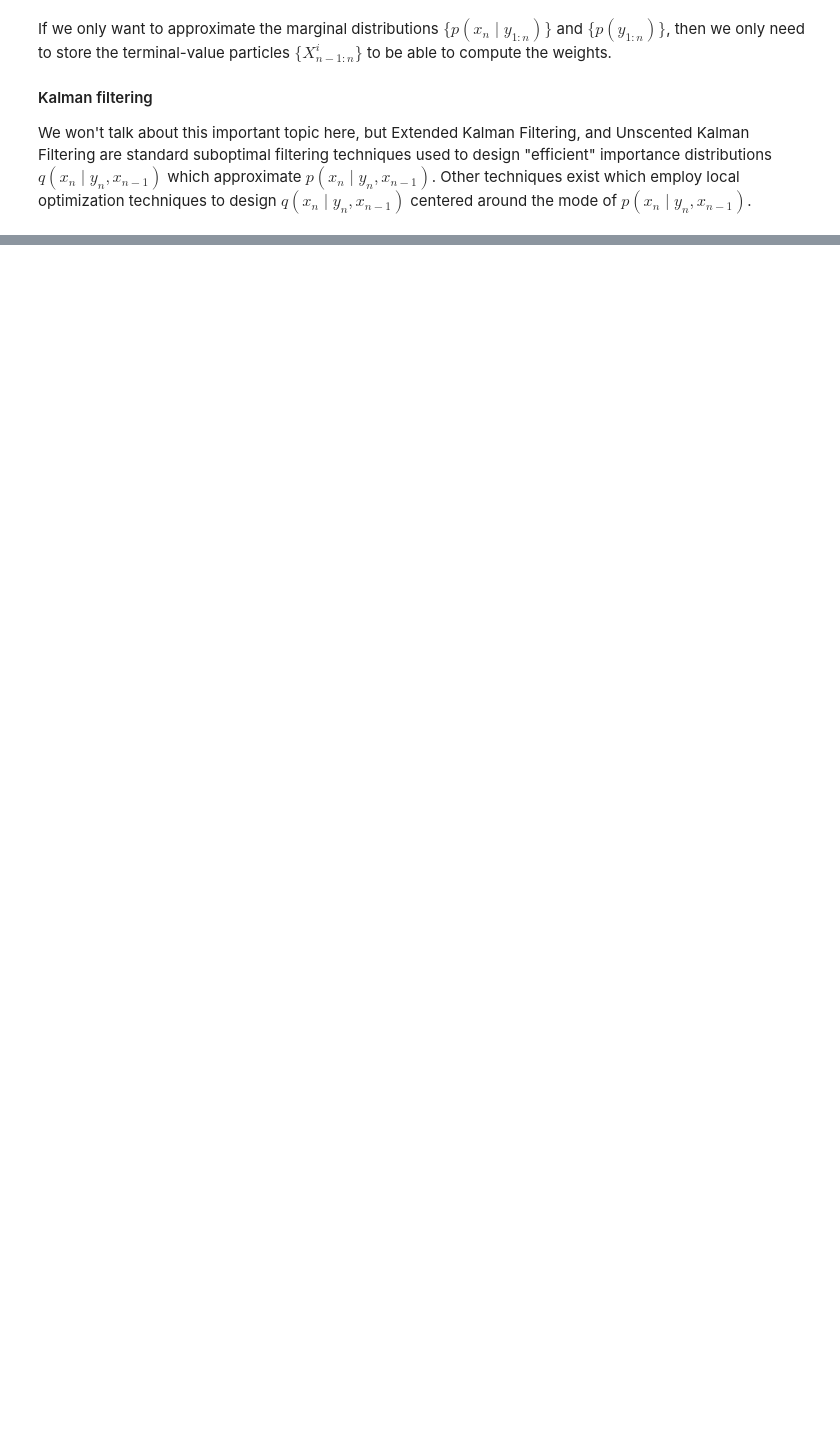
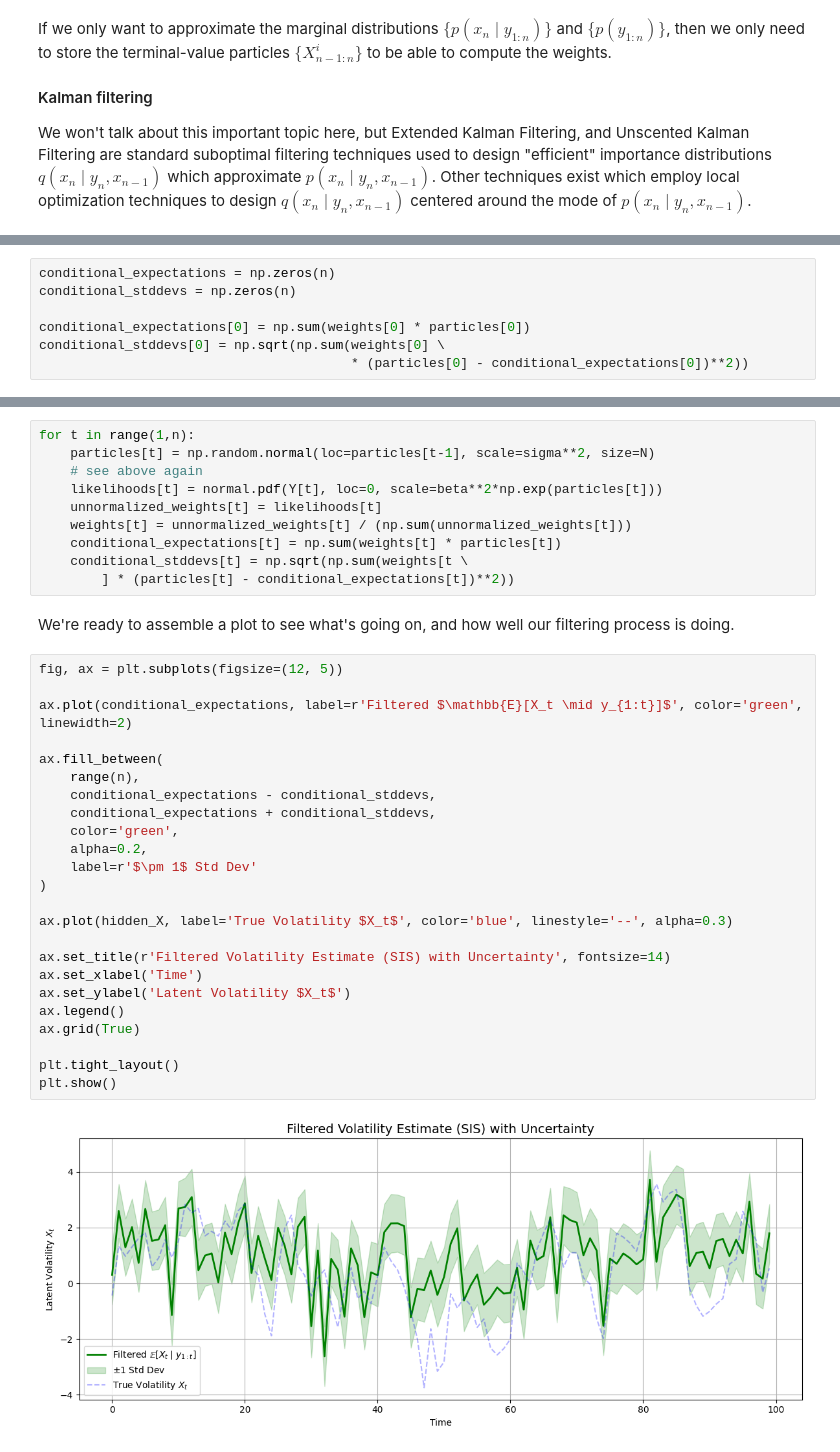
Before and after one commit to jma02/smc-volatility, a Jupyter notebook: volatility-model.ipynb, the cells around one changed output, grey strips where cells are left out. Cells and saved outputs as stored; diff of their text form; blank space fills up the shorter version.

Commit message:
safe from pigeons for now, going to sleep

```diff
--- a/volatility-model.ipynb
+++ b/volatility-model.ipynb
@@ -712,0 +752,7 @@ For the proposal distribution (the importance distribution) we choose the condit
+# %%
+conditional_expectations = np.zeros(n)
+conditional_stddevs = np.zeros(n)
+
+conditional_expectations[0] = np.sum(weights[0] * particles[0])
+conditional_stddevs[0] = np.sqrt(np.sum(weights[0] \
+                                        * (particles[0] - conditional_expectations[0])**2))
@@ -712,0 +768,38 @@ For the proposal distribution (the importance distribution) we choose the condit
+# %%
+for t in range(1,n):
+    particles[t] = np.random.normal(loc=particles[t-1], scale=sigma**2, size=N)
+    # see above again
+    likelihoods[t] = normal.pdf(Y[t], loc=0, scale=beta**2*np.exp(particles[t]))
+    unnormalized_weights[t] = likelihoods[t]
+    weights[t] = unnormalized_weights[t] / (np.sum(unnormalized_weights[t]))
+    conditional_expectations[t] = np.sum(weights[t] * particles[t])
+    conditional_stddevs[t] = np.sqrt(np.sum(weights[t \
+        ] * (particles[t] - conditional_expectations[t])**2))
+# %% [markdown]
+We're ready to assemble a plot to see what's going on, and how well our filtering process is doing.
+# %%
+fig, ax = plt.subplots(figsize=(12, 5))
+
+ax.plot(conditional_expectations, label=r'Filtered $\mathbb{E}[X_t \mid y_{1:t}]$', color='green', linewidth=2)
+
+ax.fill_between(
+    range(n),
+    conditional_expectations - conditional_stddevs,
+    conditional_expectations + conditional_stddevs,
+    color='green',
+    alpha=0.2,
+    label=r'$\pm 1$ Std Dev'
+)
+
+ax.plot(hidden_X, label='True Volatility $X_t$', color='blue', linestyle='--', alpha=0.3)
+
+ax.set_title(r'Filtered Volatility Estimate (SIS) with Uncertainty', fontsize=14)
+ax.set_xlabel('Time')
+ax.set_ylabel('Latent Volatility $X_t$')
+ax.legend()
+ax.grid(True)
+
+plt.tight_layout()
+plt.show()
+# %% [output]
+[figure, added]
```
Also changed, not shown: parts of 10 cells of this notebook.
